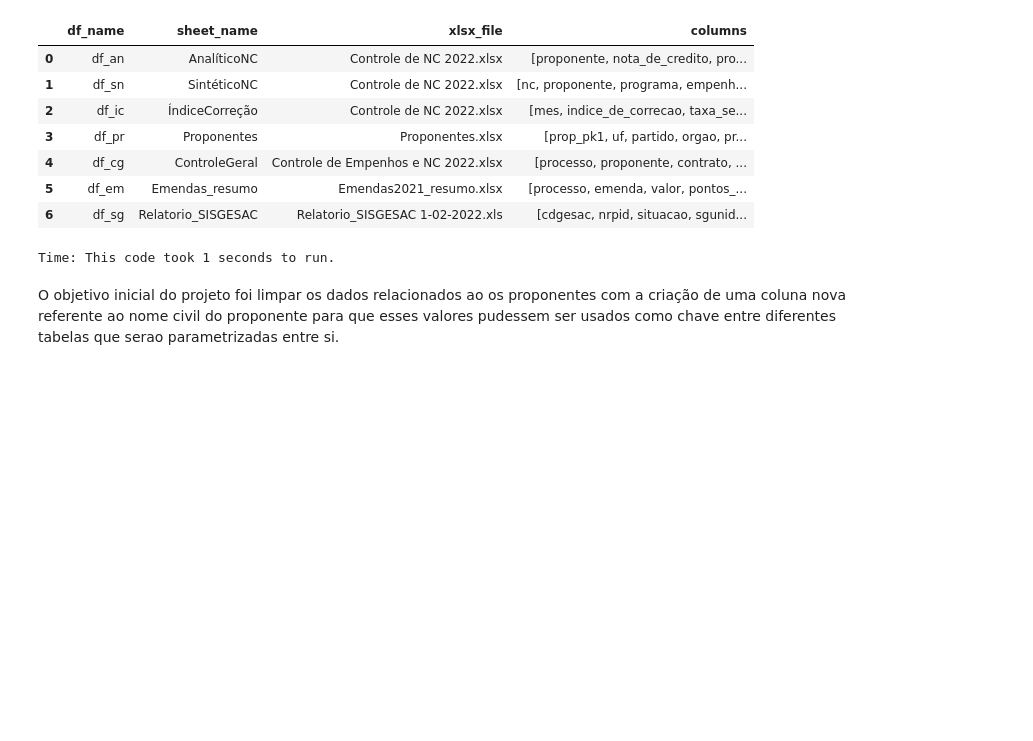
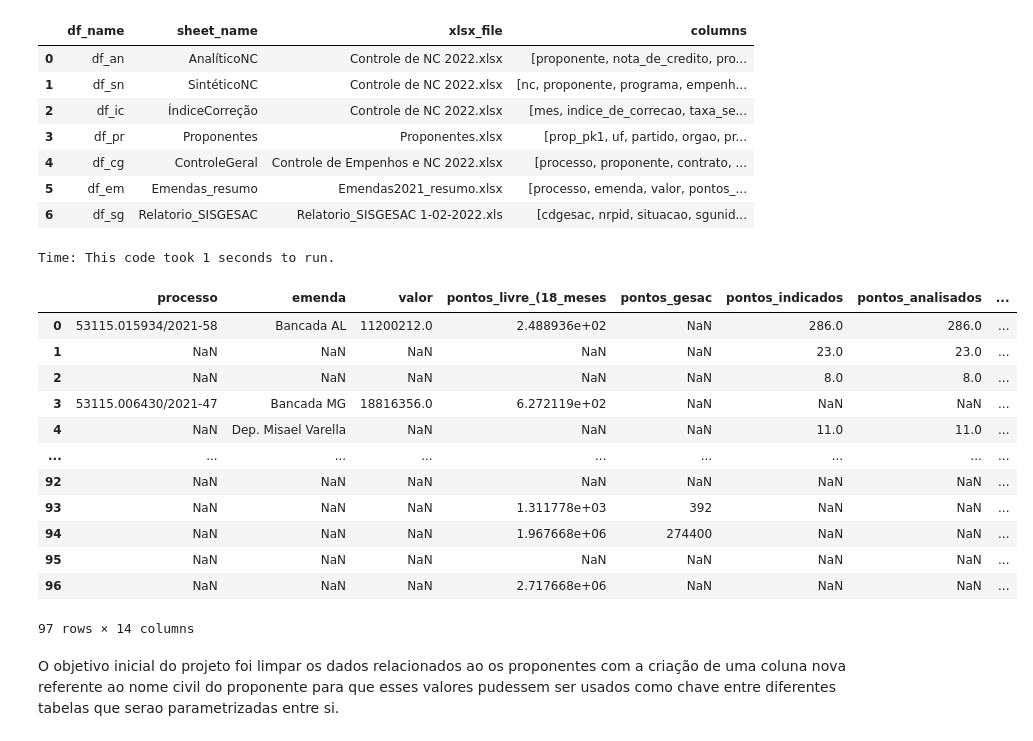
Before and after one commit to robertomdiniz5/Projeto-Controle-Financeiro-GESAC, a Jupyter notebook: controle_financeiro_gesac.ipynb, the cells around one changed output. Cells and saved outputs as stored; diff of their text form; code cells hidden in the pictures; blank space fills up the shorter version.

```diff
--- a/controle_financeiro_gesac.ipynb
+++ b/controle_financeiro_gesac.ipynb
@@ -244,21 +243,36 @@ Time: This code took 1 seconds to run.
 # %%
 #cleaning df_em
 
 lamb1 = lambda x: str(x).split('-')[0]
 lamb2 = lambda x: str(x).split('(')[0]
 lamb3 = lambda x: str(x).replace('DEP. ','')
 lamb4 = lambda x: str(x).replace('SEN. ','')
 lamb5 = lambda x: str(x).strip()
 
 df_em.proponente = df_em.proponente.apply(lamb1)
 df_em.proponente = df_em.proponente.apply(lamb2)
 df_em.proponente = df_em.proponente.apply(lamb3)
 df_em.proponente = df_em.proponente.apply(lamb4)
 
 #for x in df_em.proponente:
 #    for y in lst_re:
 #        x = x.replace(y[0],y[1])
 #    lst.append(x)
+df_em
+# %% [output]
+|  | processo | emenda | valor | pontos_livre_(18_meses | pontos_gesac | pontos_indicados | pontos_analisados | ... |
+| 0 | 53115.015934/2021-58 | Bancada AL | 11200212.0 | 2.488936e+02 | NaN | 286.0 | 286.0 | ... |
+| 1 | NaN | NaN | NaN | NaN | NaN | 23.0 | 23.0 | ... |
+| 2 | NaN | NaN | NaN | NaN | NaN | 8.0 | 8.0 | ... |
+| 3 | 53115.006430/2021-47 | Bancada MG | 18816356.0 | 6.272119e+02 | NaN | NaN | NaN | ... |
+| 4 | NaN | Dep. Misael Varella | NaN | NaN | NaN | 11.0 | 11.0 | ... |
+| ... | ... | ... | ... | ... | ... | ... | ... | ... |
+| 92 | NaN | NaN | NaN | NaN | NaN | NaN | NaN | ... |
+| 93 | NaN | NaN | NaN | 1.311778e+03 | 392 | NaN | NaN | ... |
+| 94 | NaN | NaN | NaN | 1.967668e+06 | 274400 | NaN | NaN | ... |
+| 95 | NaN | NaN | NaN | NaN | NaN | NaN | NaN | ... |
+| 96 | NaN | NaN | NaN | 2.717668e+06 | NaN | NaN | NaN | ... |
+97 rows × 14 columns
 # %% [markdown]
 O objetivo inicial do projeto foi limpar os dados relacionados ao os proponentes com a criação de uma coluna nova referente ao nome civil do proponente para que esses valores pudessem ser usados como chave entre diferentes tabelas que serao parametrizadas entre si.
 # %%
```
Also changed, not shown: parts of 3 cells of this notebook, 17 other files.
